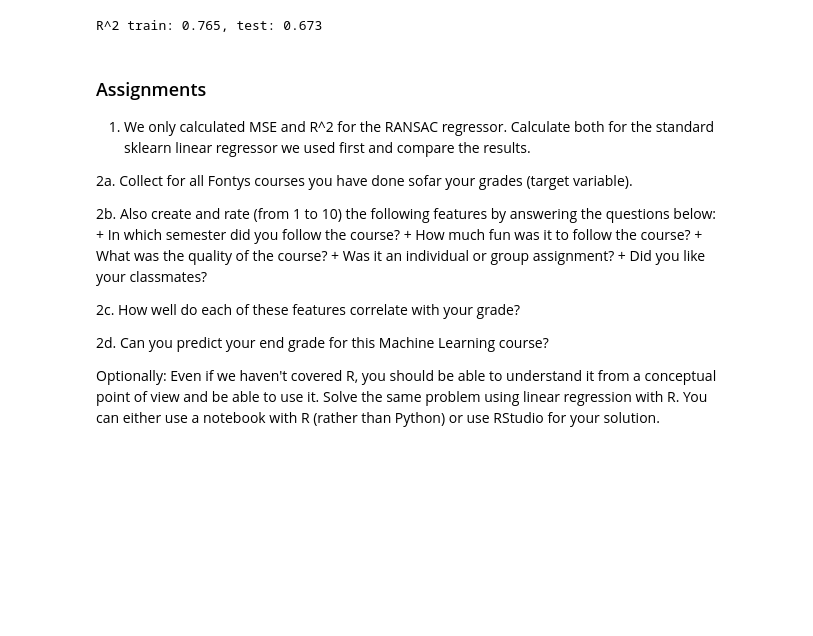
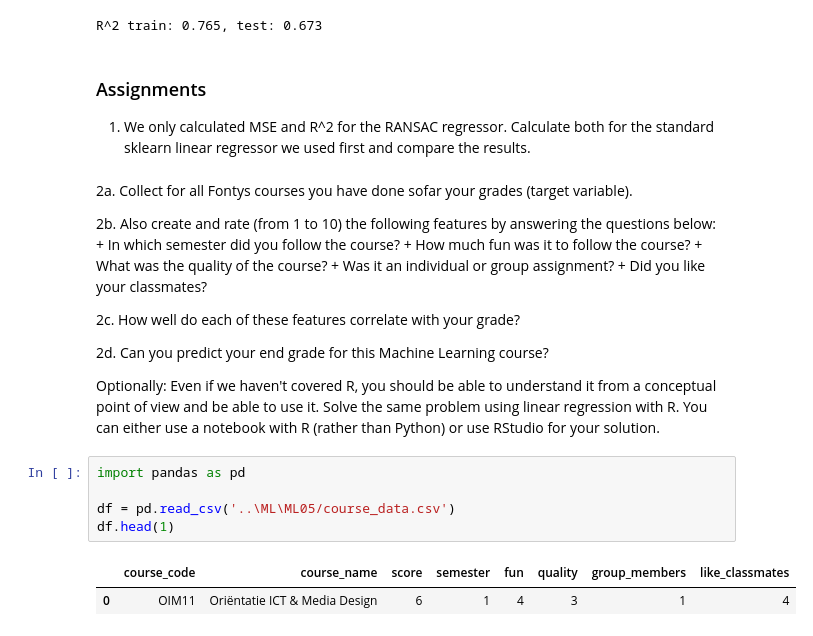
Before and after one commit to ubaer/ADS-ML, a Jupyter notebook: ML05/ML06_Regression[Exercise].ipynb, the cells around one changed output. Cells and saved outputs as stored; diff of their text form; blank space fills up the shorter version.

```diff
--- a/ML05/ML06_Regression[Exercise].ipynb
+++ b/ML05/ML06_Regression[Exercise].ipynb
@@ -191,10 +191,11 @@ print('R^2 train: %.3f, test: %.3f' %
     r2_score(y_test, y_test_pred)))
 # %% [output]
 R^2 train: 0.765, test: 0.673
+# %% [markdown]
+### Assignments
+
+1. We only calculated MSE and R^2 for the RANSAC regressor. Calculate both for the standard sklearn linear regressor we used first and compare the results.
 # %% [markdown]
-### Assignments
-
-1. We only calculated MSE and R^2 for the RANSAC regressor. Calculate both for the standard sklearn linear regressor we used first and compare the results.
 
 2a. Collect for all Fontys courses you have done sofar your grades (target variable).
 
@@ -210,3 +211,11 @@ R^2 train: 0.765, test: 0.673
 2d. Can you predict your end grade for this Machine Learning course?
 
 Optionally: Even if we haven't covered R, you should be able to understand it from a conceptual point of view and be able to use it. Solve the same problem using linear regression with R. You can either use a notebook with R (rather than Python) or use RStudio for your solution.
+# %%
+import pandas as pd
+
+df = pd.read_csv('..\ML\ML05/course_data.csv')
+df.head(1)
+# %% [output]
+|  | course_code | course_name | score | semester | fun | quality | group_members | like_classmates |
+| 0 | OIM11 | Oriëntatie ICT & Media Design | 6 | 1 | 4 | 3 | 1 | 4 |
```
Also changed, not shown: 3 other files.
